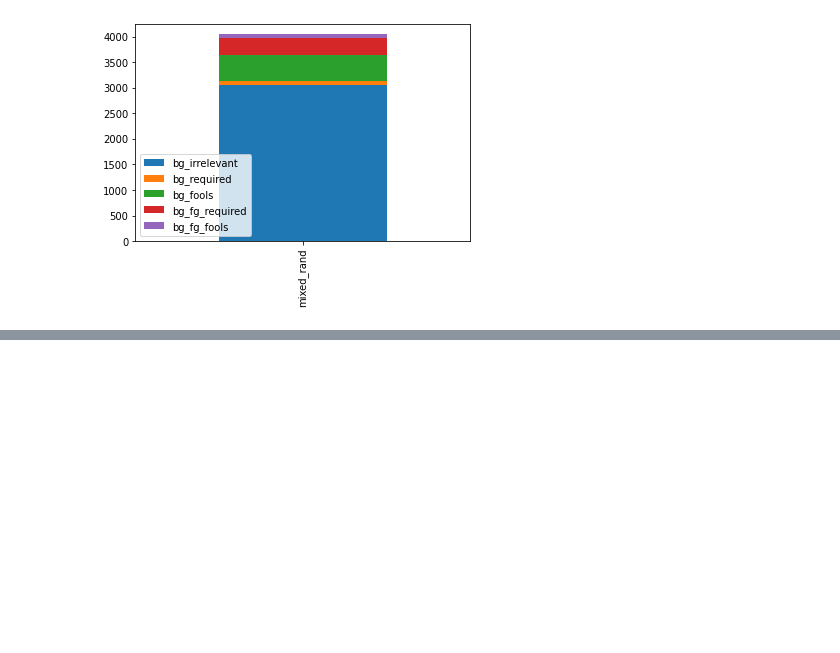
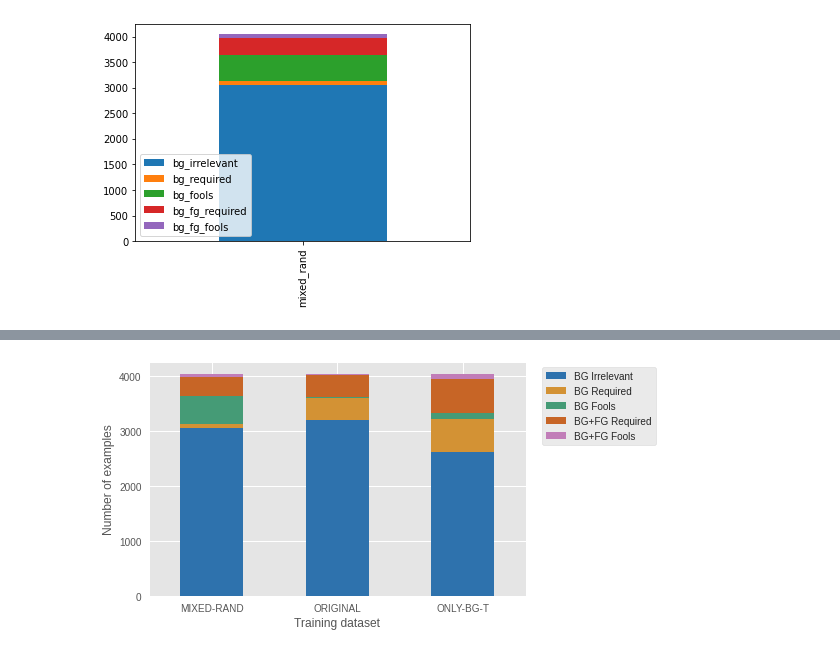
Before and after one commit to ixiaopan/GroupWork, a Jupyter notebook: Deep Learning/Figure7.ipynb, the cells around one changed output, grey strips where cells are left out. Saved outputs shown, nothing was run; the diff lists cells and outputs as text; code cells hidden in the pictures; blank space fills up the shorter version.

```diff
--- a/Deep Learning/Figure7.ipynb
+++ b/Deep Learning/Figure7.ipynb
@@ -201,0 +302,2 @@ mixedrand_df.plot.bar(stacked=True)
+# %%
+figure7_df = pd.concat([mixedrand_df, original_df, onlybgt_df])
@@ -201,0 +311,14 @@ mixedrand_df.plot.bar(stacked=True)
+# %%
+plt.style.use('ggplot')
+ax = figure7_df.plot.bar(stacked=True, color=['#2e72ad','#d39234','#459b76','#c76526','#c17db8'], figsize=(8, 4))
+ax.set_xlabel('Training dataset')
+ax.set_ylabel('Number of examples')
+ax.set_xticklabels(labels=['MIXED-RAND','ORIGINAL','ONLY-BG-T'])
+plt.xticks(rotation=360)
+plt.yticks([0, 1000, 2000, 3000, 4000])
+plt.legend(labels=['BG Irrelevant','BG Required','BG Fools','BG+FG Required','BG+FG Fools'], frameon=True,bbox_to_anchor=(1.03, 1), loc='upper left')
+plt.tight_layout()
+plt.savefig('figure7.png', dpi=500)
+plt.show()
+# %% [output]
+[figure, added]
```
Also changed, not shown: parts of 14 cells of this notebook.
